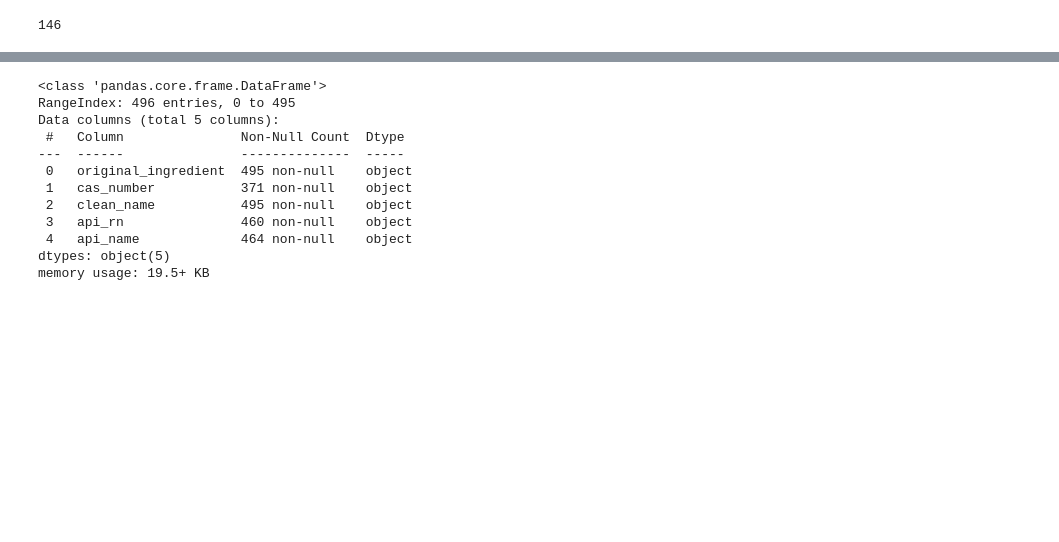
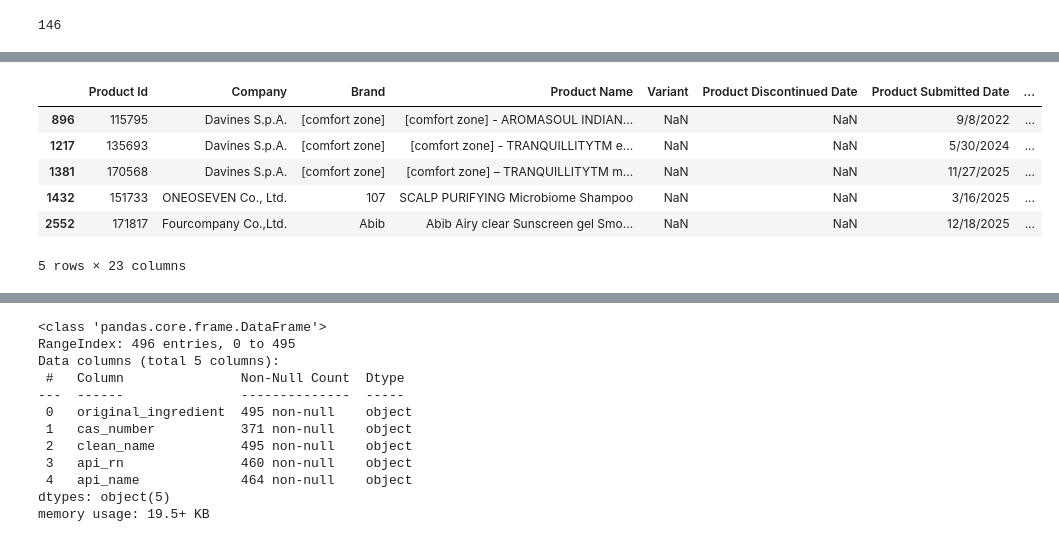
Before and after one commit to meisili/bna-data-duo, a Jupyter notebook: merge_check.ipynb, the cells around one changed output, grey strips where cells are left out. Saved outputs shown, nothing was run; the diff lists cells and outputs as text; code cells hidden in the pictures; blank space fills up the shorter version.

```diff
--- a/merge_check.ipynb
+++ b/merge_check.ipynb
@@ -359,3 +370,3 @@ na_cleaned = pd.read_csv("data/na_harms_cleaned.csv", encoding='latin-1')
 # %%
-final_merge = pd.concat([result, na_cleaned])
+hazards_merged = pd.concat([result, na_cleaned])
 # %%
@@ -373,0 +450,2 @@ chemicals.head()
+# %%
+final_merge = all_data.merge(hazards_merged, on = "Ingredient Name", how = 'left')
@@ -373,0 +472,3 @@ chemicals.head()
+# %%
+na_final =final_merge[final_merge["Hazard Traits"].isna()]
+len(na_final)
@@ -373,0 +487,10 @@ chemicals.head()
+# %%
+na_final.head()
+# %% [output]
+|  | Product Id | Company | Brand | Product Name | Variant | Product Discontinued Date | Product Submitted Date | ... |
+| 896 | 115795 | Davines S.p.A. | [comfort zone] | [comfort zone] - AROMASOUL INDIAN... | NaN | NaN | 9/8/2022 | ... |
+| 1217 | 135693 | Davines S.p.A. | [comfort zone] | [comfort zone] - TRANQUILLITYTM e... | NaN | NaN | 5/30/2024 | ... |
+| 1381 | 170568 | Davines S.p.A. | [comfort zone] | [comfort zone] – TRANQUILLITYTM m... | NaN | NaN | 11/27/2025 | ... |
+| 1432 | 151733 | ONEOSEVEN Co., Ltd. | 107 | SCALP PURIFYING Microbiome Shampoo | NaN | NaN | 3/16/2025 | ... |
+| 2552 | 171817 | Fourcompany Co.,Ltd. | Abib | Abib Airy clear Sunscreen gel Smo... | NaN | NaN | 12/18/2025 | ... |
+5 rows × 23 columns
```
Also changed, not shown: parts of 18 cells of this notebook.
